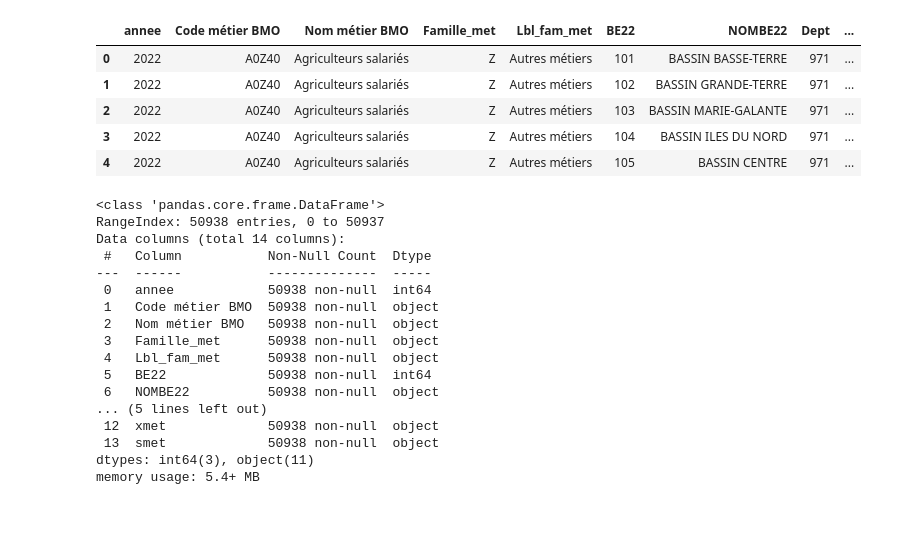
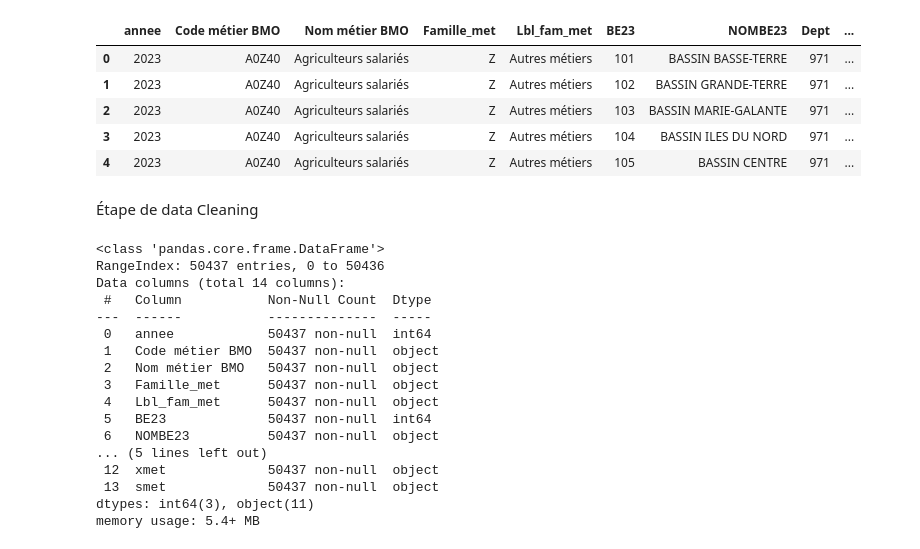
Before and after one commit to Nelson9594/bi_carreers, a Jupyter notebook: train.ipynb, the cells around one changed output. Drawn from its saved outputs; the diff is of its cells as text; code cells hidden in the pictures; blank space fills up the shorter version.

```diff
--- a/train.ipynb
+++ b/train.ipynb
@@ -7,31 +13,46 @@ import seaborn as sns
-# %%
-data = "/Users/nelson/Desktop/BI/data/Base_open_data_22_def.xlsx"
-df = pd.read_excel(data, sheet_name='BMO_2022_open_data')
-df.head()
-# %% [output]
-|  | annee | Code métier BMO | Nom métier BMO | Famille_met | Lbl_fam_met | BE22 | NOMBE22 | Dept | ... |
-| 0 | 2022 | A0Z40 | Agriculteurs salariés | Z | Autres métiers | 101 | BASSIN BASSE-TERRE | 971 | ... |
-| 1 | 2022 | A0Z40 | Agriculteurs salariés | Z | Autres métiers | 102 | BASSIN GRANDE-TERRE | 971 | ... |
-| 2 | 2022 | A0Z40 | Agriculteurs salariés | Z | Autres métiers | 103 | BASSIN MARIE-GALANTE | 971 | ... |
-| 3 | 2022 | A0Z40 | Agriculteurs salariés | Z | Autres métiers | 104 | BASSIN ILES DU NORD | 971 | ... |
-| 4 | 2022 | A0Z40 | Agriculteurs salariés | Z | Autres métiers | 105 | BASSIN CENTRE | 971 | ... |
+# %%
+# Nom de fichier local à charger si l'URL n'est pas disponible
+filename = "/Users/nelson/Desktop/BI/data/Base_open_data_23.xlsx"
+
+try:
+    url = "https://www.data.gouv.fr/fr/datasets/r/cf654bbd-aa1e-458c-9d08-24252f66f16b"
+    # Vérifier si l'URL est disponible
+    urllib.request.urlopen(url)
+    # Si l'URL est disponible, charger le contenu du fichier Excel
+    data = pd.read_excel(url, sheet_name="BMO_2023_open_data")
+
+except urllib.error.URLError:
+    # Si l'URL n'est pas disponible, charger le contenu du fichier local
+    data = pd.read_excel(filename, sheet_name="BMO_2023_open_data")
+
+# Faire quelque chose avec le contenu (par exemple, l'imprimer)
+data.head()
+# %% [output]
+|  | annee | Code métier BMO | Nom métier BMO | Famille_met | Lbl_fam_met | BE23 | NOMBE23 | Dept | ... |
+| 0 | 2023 | A0Z40 | Agriculteurs salariés | Z | Autres métiers | 101 | BASSIN BASSE-TERRE | 971 | ... |
+| 1 | 2023 | A0Z40 | Agriculteurs salariés | Z | Autres métiers | 102 | BASSIN GRANDE-TERRE | 971 | ... |
+| 2 | 2023 | A0Z40 | Agriculteurs salariés | Z | Autres métiers | 103 | BASSIN MARIE-GALANTE | 971 | ... |
+| 3 | 2023 | A0Z40 | Agriculteurs salariés | Z | Autres métiers | 104 | BASSIN ILES DU NORD | 971 | ... |
+| 4 | 2023 | A0Z40 | Agriculteurs salariés | Z | Autres métiers | 105 | BASSIN CENTRE | 971 | ... |
+# %% [markdown]
+Étape de data Cleaning
 # %%
-df.info()
+data.info()
 # %% [output]
 <class 'pandas.core.frame.DataFrame'>
-RangeIndex: 50938 entries, 0 to 50937
+RangeIndex: 50437 entries, 0 to 50436
 Data columns (total 14 columns):
  #   Column           Non-Null Count  Dtype
 ---  ------           --------------  -----
- 0   annee            50938 non-null  int64
- 1   Code métier BMO  50938 non-null  object
- 2   Nom métier BMO   50938 non-null  object
- 3   Famille_met      50938 non-null  object
- 4   Lbl_fam_met      50938 non-null  object
- 5   BE22             50938 non-null  int64
- 6   NOMBE22          50938 non-null  object
+ 0   annee            50437 non-null  int64
+ 1   Code métier BMO  50437 non-null  object
+ 2   Nom métier BMO   50437 non-null  object
+ 3   Famille_met      50437 non-null  object
+ 4   Lbl_fam_met      50437 non-null  object
+ 5   BE23             50437 non-null  int64
+ 6   NOMBE23          50437 non-null  object
 ... (5 lines left out)
- 12  xmet             50938 non-null  object
- 13  smet             50938 non-null  object
+ 12  xmet             50437 non-null  object
+ 13  smet             50437 non-null  object
 dtypes: int64(3), object(11)
 memory usage: 5.4+ MB
```
Also changed, not shown: parts of 34 cells of this notebook, 38 other files.
